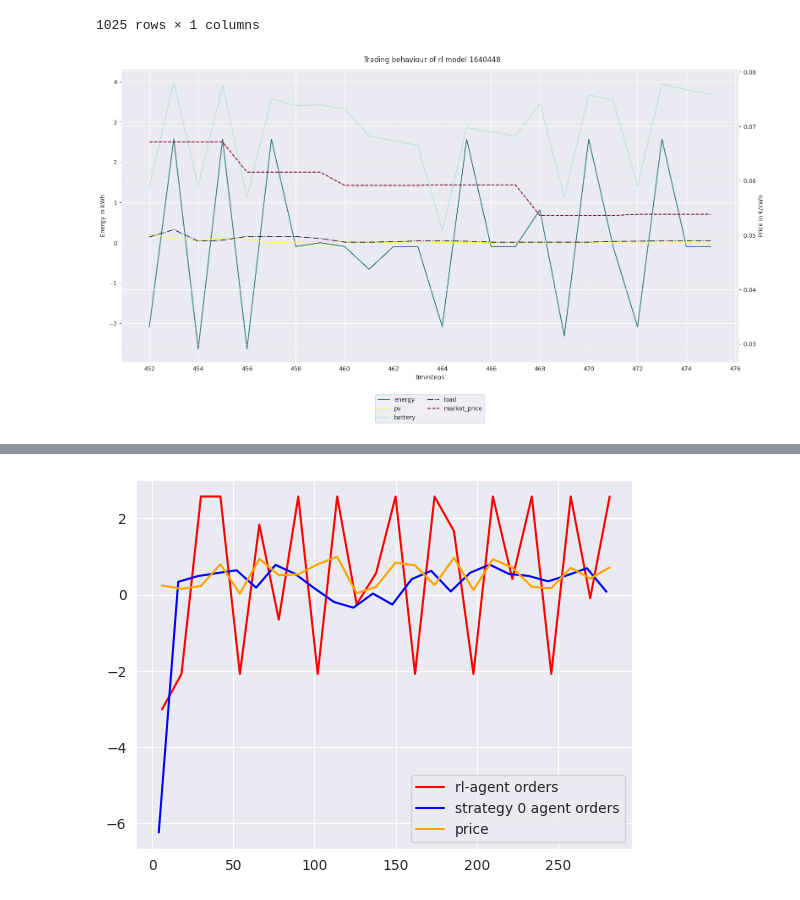
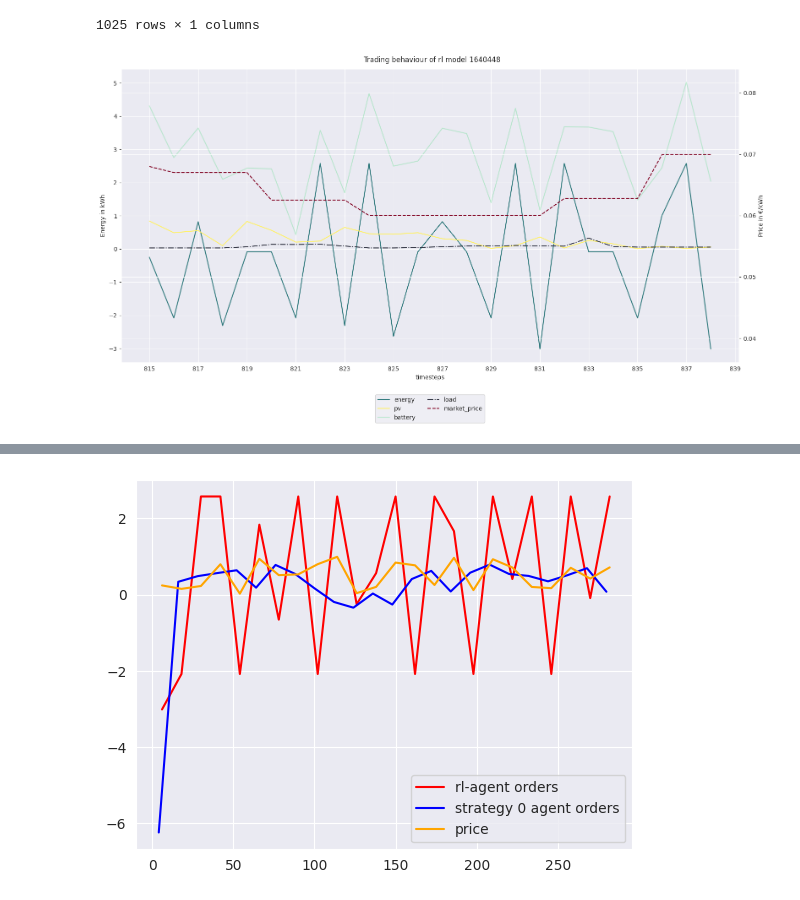
Before and after one commit to BESTenergytrade/simply, a Jupyter notebook: rl-testing-simply.ipynb, the cells around one changed output, grey strips where cells are left out. Drawn from its saved outputs; the diff is of its cells as text; code cells hidden in the pictures.

```diff
--- a/rl-testing-simply.ipynb
+++ b/rl-testing-simply.ipynb
@@ -45,10 +45,5 @@ if not os.path.isfile(config_file):
             f"Config file not found in project directory: {project_dir}"))
 cfg = Config(config_file, project_dir)
 cfg.train_rl = False
+intervals, _ = divmod(cfg.nb_ts, cfg.training_interval)
 # sc = main(cfg)
-# sim_time = (time.time() - start_time)
-# if sim_time > 120:
-#     mins, secs = divmod(sim_time, 60)
-#     print(f'It took {int(mins)} minutes and {int(secs)} seconds to execute simulation.')
-# else:
-#     print(f'It took {sim_time:.3f} seconds to execute simulation.')
@@ -170,7 +161,7 @@ def visualise_performance(rewards_df, socs_df, banks_df, intervals):
     fig.savefig(f'{results_dir}/performance_test_{dt_string}.png', dpi=300)
     plt.show()
 # %%
-def visulaize_trading_behaviour(energy_df, market_prices_df, pvs_df, loads_df, socs_df, n_ts, seed, interval):
+def visualise_trading_behaviour(energy_df, market_prices_df, pvs_df, loads_df, socs_df, n_ts, seed, interval):
 
     # choose random interval of length n_ts for plotting behaviour
     np.random.seed(seed)
@@ -222,10 +213,10 @@ def visulaize_trading_behaviour(energy_df, market_prices_df, pvs_df, loads_df, s
 
     # dd/mm/YY H:M:S
     dt_string = now.strftime("%d-%m-%Y_%H-%M-%S")
-    fig.savefig(f'{results_dir}/trading_behaviour_test_{dt_string}.png', dpi=300)
+    fig.savefig(f'{results_dir}/trading_behaviour_test_model_{pvs_df.columns[interval-1]}_{dt_string}.png', dpi=300)
     plt.show()
 # %%
-visulaize_trading_behaviour(energy_df, market_prices_df, pvs_df, loads_df, socs_df, 24, seed=533, interval=1)
+visualise_trading_behaviour(energy_df, market_prices_df, pvs_df, loads_df, socs_df, 24, seed=1234, interval=1)
 # %% [output]
-[figure, old version]
+[figure, new version]
 # %%
```
Also changed, not shown: parts of 4 cells of this notebook.
